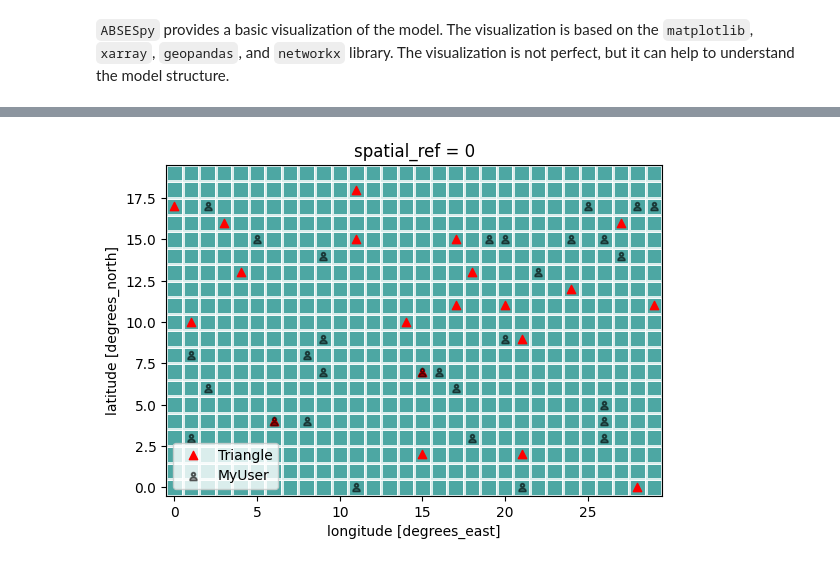
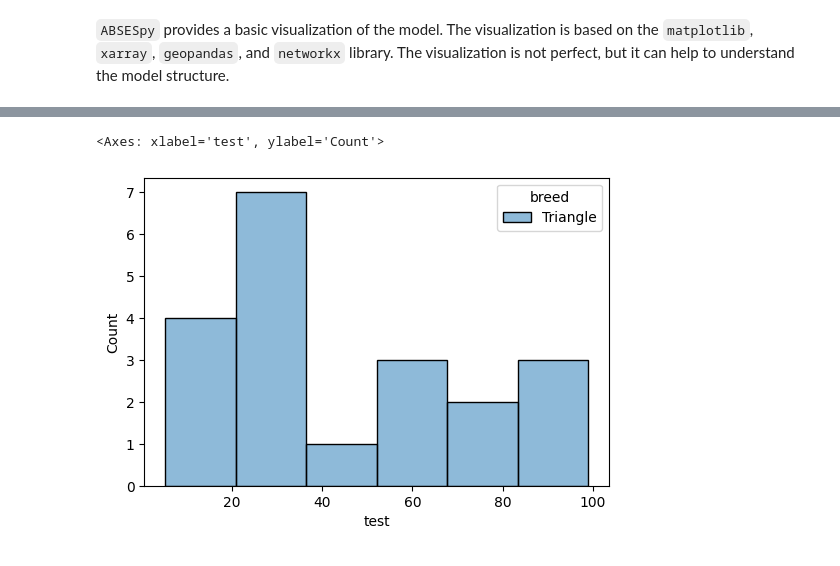
Before and after one commit to SongshGeoLab/ABSESpy, a Jupyter notebook: docs/tutorial/advanced/viz_model.ipynb, the cells around one changed output, grey strips where cells are left out. Cells and saved outputs as stored; diff of their text form; code cells hidden in the pictures.

Commit message:
feat(src): :sparkles: adding histplot and scatter with seaborn

```diff
--- a/docs/tutorial/advanced/viz_model.ipynb
+++ b/docs/tutorial/advanced/viz_model.ipynb
@@ -14,21 +14,25 @@ module.plot.show()
 # %%
 from abses import Actor
 
 
 class Triangle(Actor):
     marker = "^"
-    color = "#FF0000"
+    color = "red"
+
+    def __init__(self, *args, **kwargs):
+        super().__init__(*args, **kwargs)
+        self.test = self.random.random() * 100
 
 
 class MyUser(Actor):
     marker = "user"
-    color = "#000000"
-    alpha = 0.5
+    color = "#FF0000"
 
 
-new_agents = module.random.new(Triangle, size=20)
-new_agents = module.random.new(MyUser, size=30)
+new_agents = module.random.new(Triangle, num=20)
+new_users = module.random.new(MyUser, num=30)
 
-module.plot.show();
+new_agents.plot.hist("test")
 # %% [output]
+<Axes: xlabel='test', ylabel='Count'>
-[figure, old version]
+[figure, new version]
```
Also changed, not shown: parts of 2 cells of this notebook, 6 other files.
